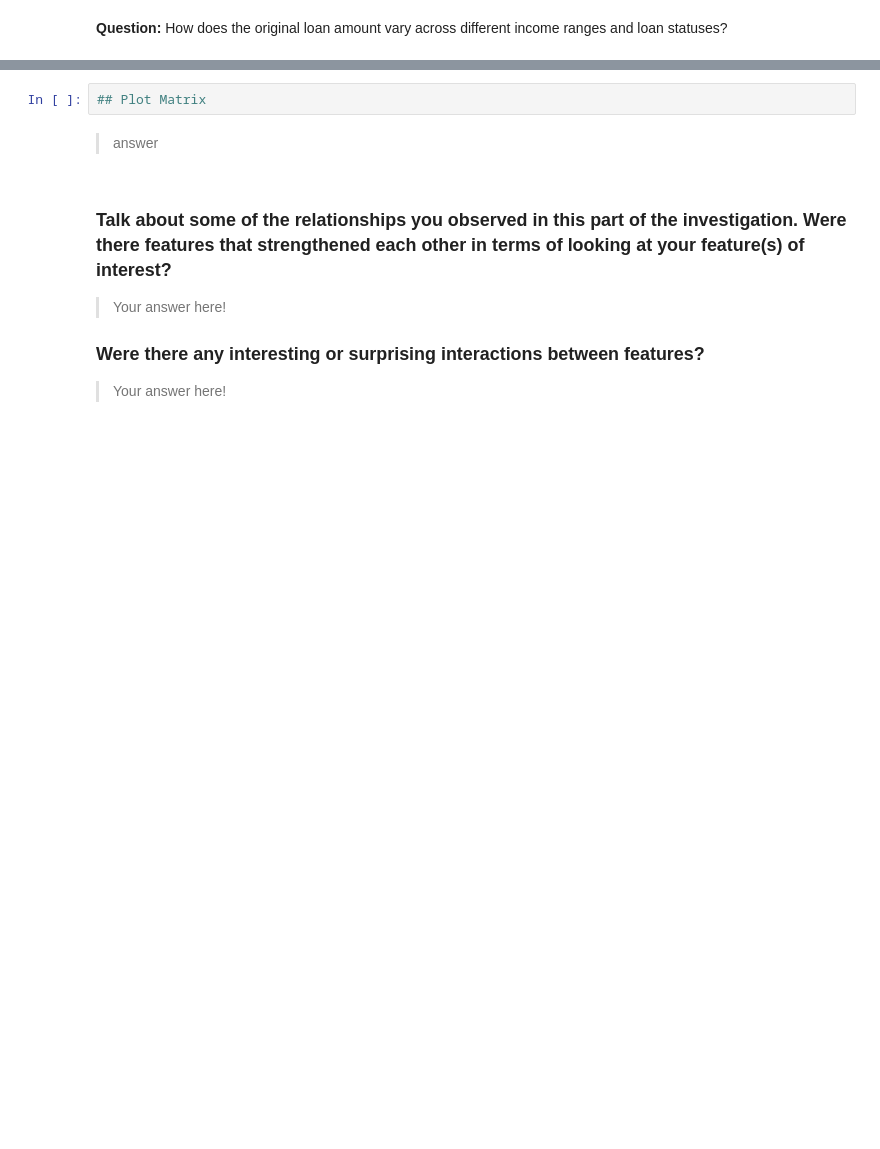
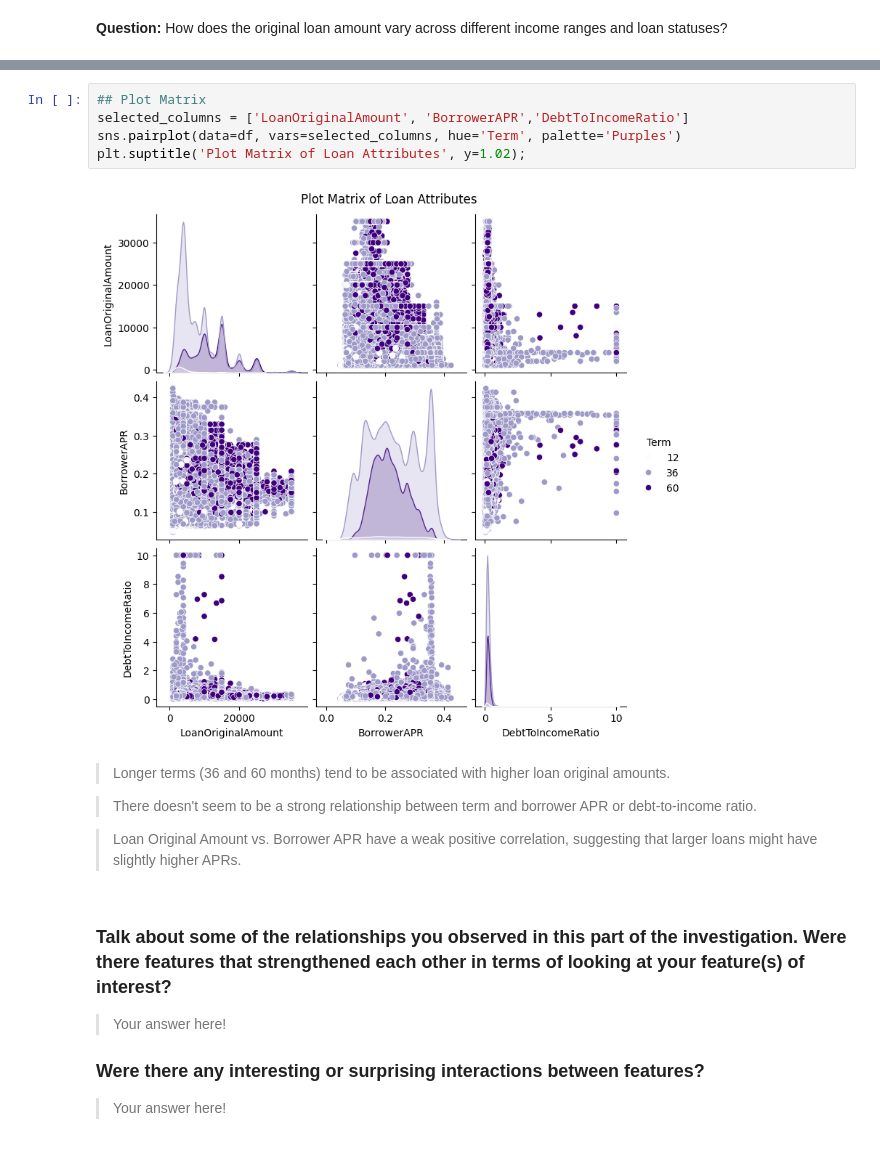
Before and after one commit to sondosaabed/Prosper-Loan-Analysis, a Jupyter notebook: Part_I_exploration.ipynb, the cells around one changed output, grey strips where cells are left out. Drawn from its saved outputs; the diff is of its cells as text; blank space fills up the shorter version.

```diff
--- a/Part_I_exploration.ipynb
+++ b/Part_I_exploration.ipynb
@@ -715,7 +718,16 @@ grid.set_axis_labels('Loan Original Amount', 'Income Range');
 # %%
 ## Plot Matrix
+selected_columns = ['LoanOriginalAmount', 'BorrowerAPR','DebtToIncomeRatio']
+sns.pairplot(data=df, vars=selected_columns, hue='Term', palette='Purples')
+plt.suptitle('Plot Matrix of Loan Attributes', y=1.02);
+# %% [output]
+[figure, added]
 # %% [markdown]
-> answer
+> Longer terms (36 and 60 months) tend to be associated with higher loan original amounts.
+
+> There doesn't seem to be a strong relationship between term and borrower APR or debt-to-income ratio.
+
+> Loan Original Amount vs. Borrower APR have a weak positive correlation, suggesting that larger loans might have slightly higher APRs.
 # %% [markdown]
 ### Talk about some of the relationships you observed in this part of the investigation. Were there features that strengthened each other in terms of looking at your feature(s) of interest?
 
```
Also changed, not shown: parts of 3 cells of this notebook.
